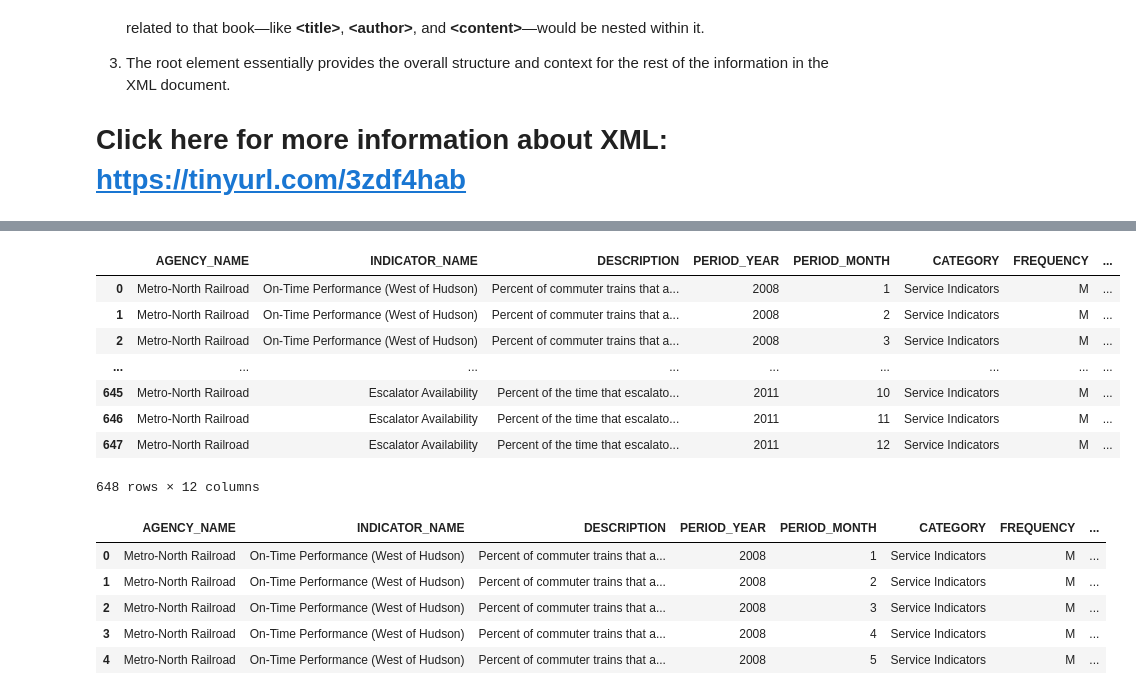
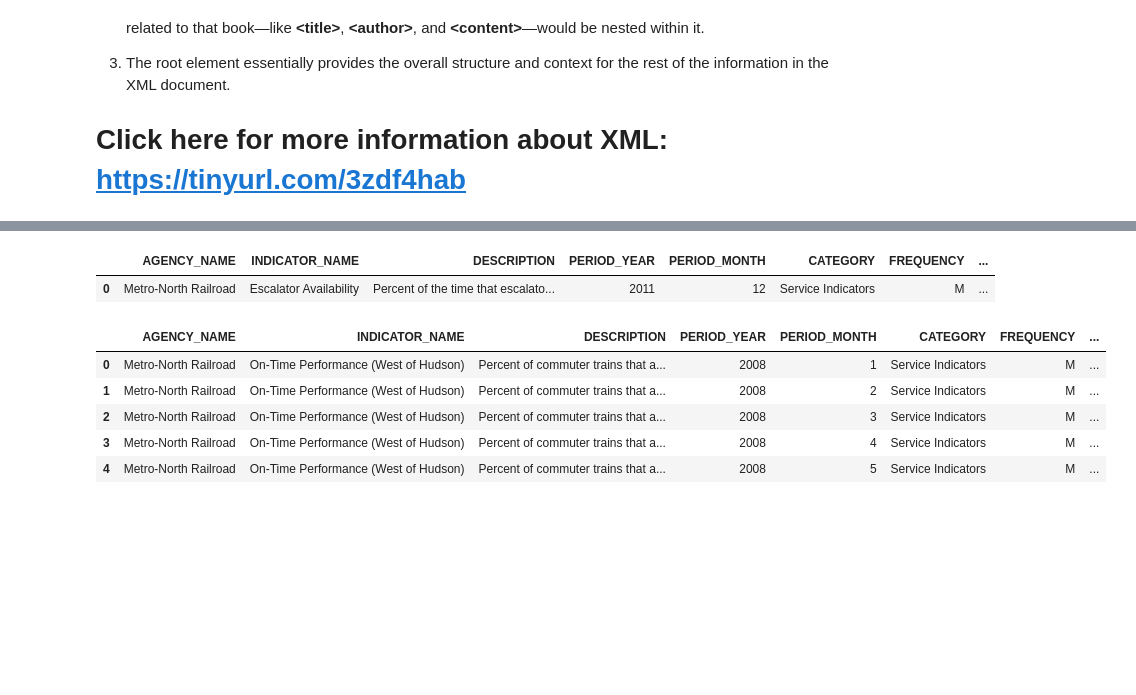
Before and after one commit to Kamarul891212/STQD6014_Data_Science_P132829, a Jupyter notebook: P132829_Week08_DataLoading_Storage_WC_20231129.ipynb, the cells around one changed output, grey strips where cells are left out. Cells and saved outputs as stored; diff of their text form; code cells hidden in the pictures; blank space fills up the shorter version.

```diff
--- a/P132829_Week08_DataLoading_Storage_WC_20231129.ipynb
+++ b/P132829_Week08_DataLoading_Storage_WC_20231129.ipynb
@@ -620,7 +641,9 @@ Saving Performance_MNR.xml to Performance_MNR.xml
 # %%
 # Performance of train services published by The New York Metropolitan Transportation Authority (MTA)
 # Get the path of the Performance_MNR.xml file
-
+path = '/content/Performance_MNR.xml'
 
 # parses the contents of the file using objectify.parse()
 # parsing -> asking the computer to go through a file, find certain information, and make it ready for us to work with
+parsed = objectify.parse(open(path))
+root = parsed.getroot()
@@ -629,15 +650,24 @@ Saving Performance_MNR.xml to Performance_MNR.xml
+# %%
+# populate a dictionary of tag names to data values
+data = [] # Create an empty list
+
+skip_fields = ['PARENT_SEQ', 'INDICATOR_SEQ', 'DESIRED_CHANGE', 'DECIMAL_PLACES']
+
+# a for loop to access the information
+for train in root.INDICATOR:
+  train_dat = {} # Create an empty dictionary
+  for child in train.getchildren():
+    if child.tag in skip_fields:
+      continue
+    train_dat[child.tag] = child.pyval # the 'tag' is the key, the 'pyval' is the
+  data.append(train_dat)
 # %%
 # Convert the list into a pandas DataFrame
+perf = pd.DataFrame(data)
+perf
 # %% [output]
 |  | AGENCY_NAME | INDICATOR_NAME | DESCRIPTION | PERIOD_YEAR | PERIOD_MONTH | CATEGORY | FREQUENCY | ... |
-| 0 | Metro-North Railroad | On-Time Performance (West of Hudson) | Percent of commuter trains that a... | 2008 | 1 | Service Indicators | M | ... |
-| 1 | Metro-North Railroad | On-Time Performance (West of Hudson) | Percent of commuter trains that a... | 2008 | 2 | Service Indicators | M | ... |
-| 2 | Metro-North Railroad | On-Time Performance (West of Hudson) | Percent of commuter trains that a... | 2008 | 3 | Service Indicators | M | ... |
-| ... | ... | ... | ... | ... | ... | ... | ... | ... |
-| 645 | Metro-North Railroad | Escalator Availability | Percent of the time that escalato... | 2011 | 10 | Service Indicators | M | ... |
-| 646 | Metro-North Railroad | Escalator Availability | Percent of the time that escalato... | 2011 | 11 | Service Indicators | M | ... |
-| 647 | Metro-North Railroad | Escalator Availability | Percent of the time that escalato... | 2011 | 12 | Service Indicators | M | ... |
+| 0 | Metro-North Railroad | Escalator Availability | Percent of the time that escalato... | 2011 | 12 | Service Indicators | M | ... |
-648 rows × 12 columns
 # %%
 # Sneak peek of the DataFrame
 # %% [output]
```
Also changed, not shown: parts of 14 cells of this notebook.
